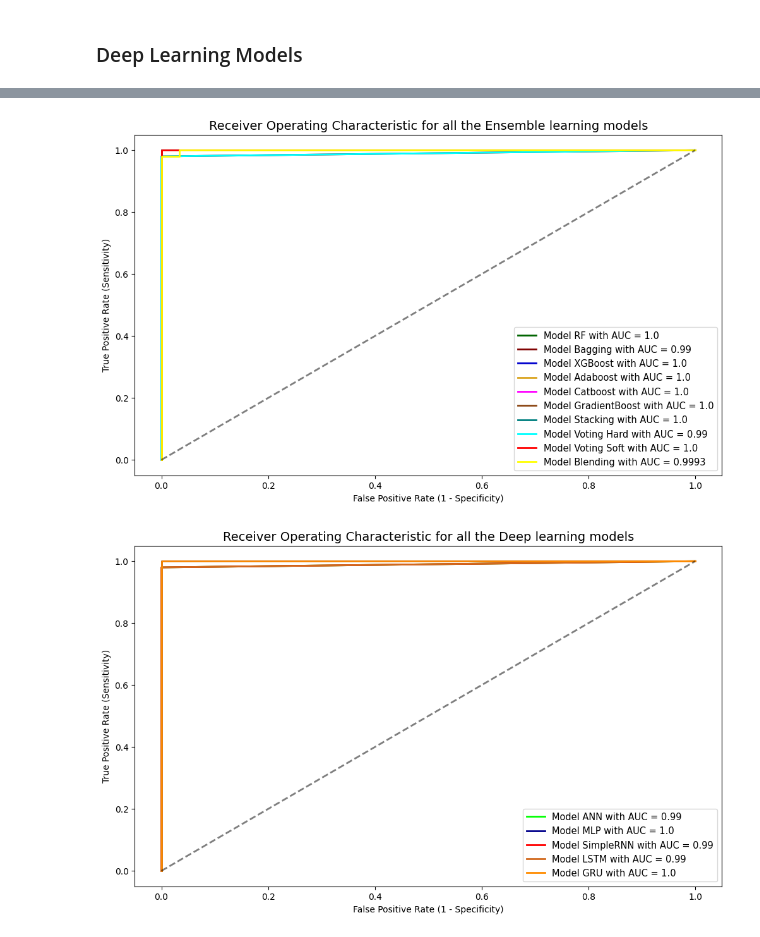
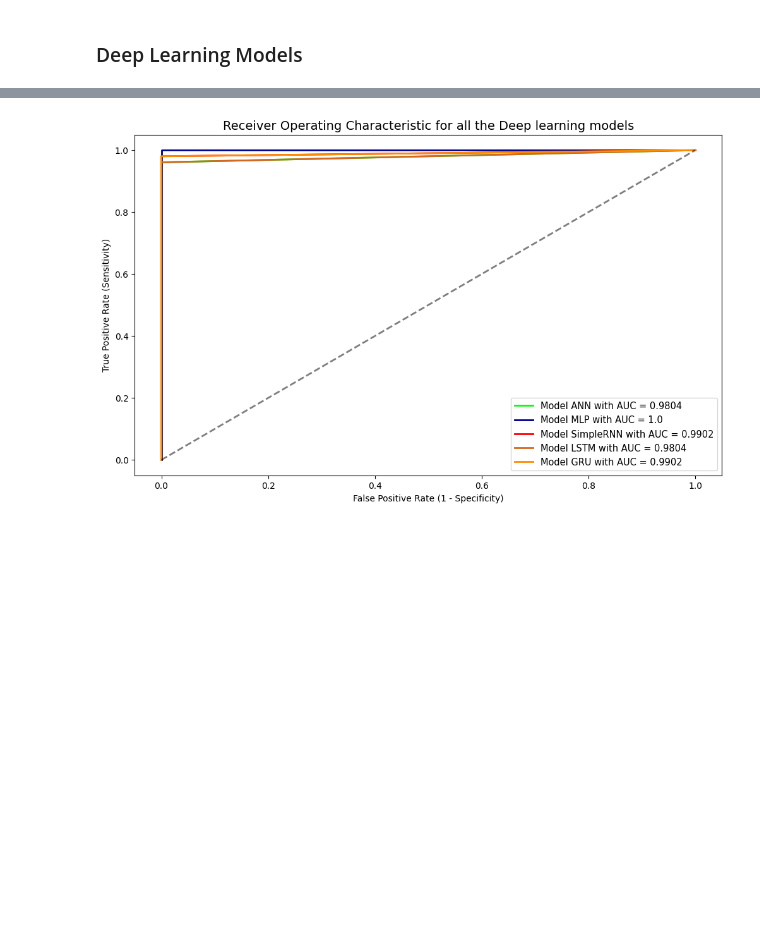
Before and after one commit to chandanthota75/Efficient-Clinical-Decision-Making-in-Nephrology--Predictive-Analytics-for-CKD-Management, a Jupyter notebook: Model Training and Evaluation.ipynb, the cells around one changed output, grey strips where cells are left out. Saved outputs shown, nothing was run; the diff lists cells and outputs as text; code cells hidden in the pictures; blank space fills up the shorter version.

Commit message:
Readability Update
File names and internal comments and internal structure and figures updated

```diff
--- a/Model Training and Evaluation.ipynb
+++ b/Model Training and Evaluation.ipynb
@@ -201,6 +417,11 @@ VotingClassifier(estimators=[('lr', LogisticRegression(max_iter=1000)),
 # %%
 # Define the voting classifier with soft voting
-model_vs = VotingClassifier(estimators=em_models, voting='soft')
+model_vs = VotingClassifier(
+    estimators=em_models,
+    voting='soft',
+    weights=None,
+    n_jobs=-1
+)
 
 # Fit the models on the training data
 model_vs.fit(train_data[Features], train_labels)
@@ -368,17 +808,38 @@ Epoch 100/100
 # %%
 # Define the model architecture
 model_gru = Sequential()
-model_gru.add(GRU(64, input_shape=(train_features.shape[1], train_features.shape[2]), return_sequences=True))
-model_gru.add(Dropout(0.2))
-model_gru.add(GRU(32))
-model_gru.add(Dropout(0.2))
+model_gru.add(GRU(128, return_sequences=True, input_shape=(train_features.shape[1], train_features.shape[2]), activation='relu'))
+model_gru.add(Dropout(0.3))
+model_gru.add(GRU(64, activation='relu'))
+model_gru.add(Dropout(0.3))
 model_gru.add(Dense(1, activation='sigmoid'))
 
 # Compile the model
 optimizer = Adam(learning_rate=0.001)
 model_gru.compile(optimizer=optimizer, loss='binary_crossentropy', metrics=['accuracy'])
 
+# Define callbacks
+early_stopping = EarlyStopping(
+    monitor='val_loss',
+    patience=10,
+    restore_best_weights=True
+)
+
+reduce_lr = ReduceLROnPlateau(
+    monitor='val_loss',
+    factor=0.5,
+    patience=5,
+    min_lr=1e-6
+)
+
 # Train the model
-model_gru.fit(train_features, train_labels, validation_data=(test_features, test_labels), epochs=100, batch_size=20)
+model_gru.fit(
+    train_features,
+    train_labels,
+    validation_data=(test_features, test_labels),
+    epochs=100,
+    batch_size=20,
+    callbacks=[early_stopping, reduce_lr]
+)
 # %% [output]
 Epoch 1/100
@@ -539,6 +973,5 @@ Precision-Recall AUC of the model GradientBoost -> 1.0
 # %%
-# Combined roc plot for the ensemble and deep learning trained models
-evaluation.plot_roc_curves([roc_curves_data_em, roc_curves_data_dl], ["Ensemble", "Deep"])
+# Combined roc plot for the deep learning trained models
+evaluation.plot_roc_curves([roc_curves_data_dl], ["Deep"])
 # %% [output]
-[figure, old version]
+[figure, new version]
-[figure, removed]
```
Also changed, not shown: parts of 40 cells of this notebook, 34 other files.
